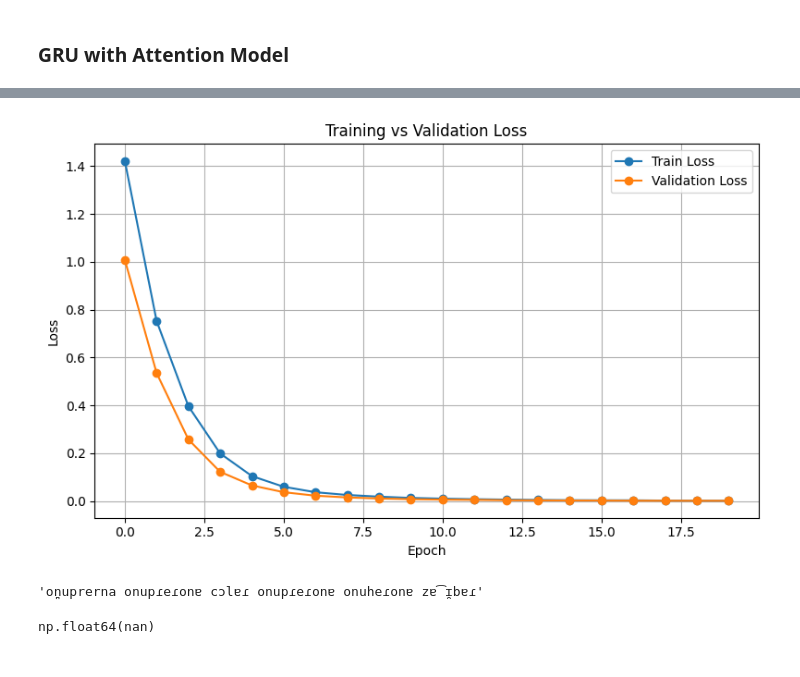
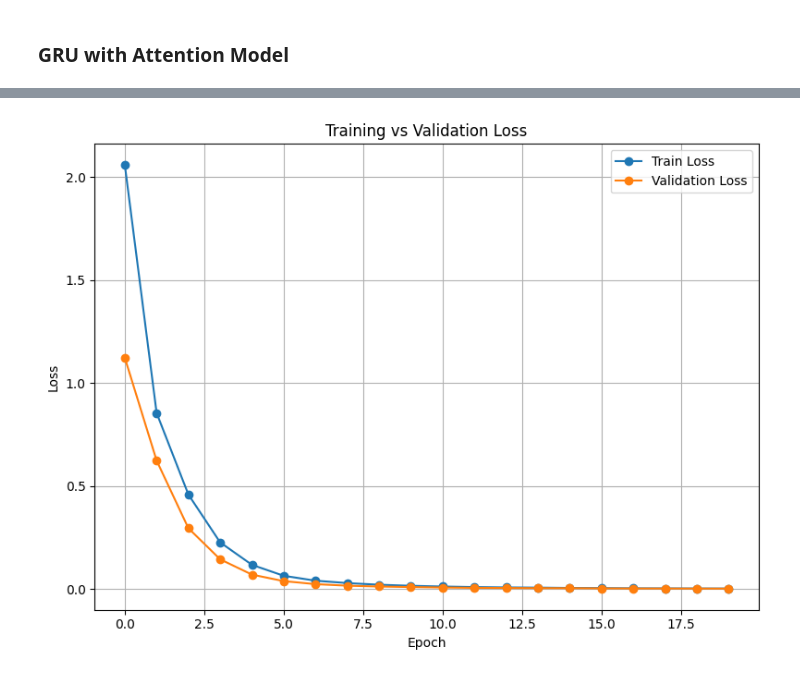
Before and after one commit to farhanarrafi/proto-language-reconstruction-using-bengali-dialects, a Jupyter notebook: colab/Proto_language_reconstruction.ipynb, the cells around one changed output, grey strips where cells are left out. Saved outputs shown, nothing was run; the diff lists cells and outputs as text; code cells hidden in the pictures.

```diff
--- a/colab/Proto_language_reconstruction.ipynb
+++ b/colab/Proto_language_reconstruction.ipynb
@@ -707,12 +749,13 @@ train_loader = DataLoader(train_dataset, batch_size=batch_size, shuffle=True)
 val_loader = DataLoader(val_dataset, batch_size=batch_size)
 # %%
 def compute_metrics(y_true, y_pred):
-    # Flatten and filter out ignored index (e.g. padding or ' ')
+    skip_ids = {char_to_idx[' '], char_to_idx['<s>'], char_to_idx['</s>']}
     y_true_flat = []
     y_pred_flat = []
+
     for true_seq, pred_seq in zip(y_true, y_pred):
         for t, p in zip(true_seq, pred_seq):
-            if t != char_to_idx[' ']:
+            if t not in skip_ids:
                 y_true_flat.append(t)
                 y_pred_flat.append(p)
 
@@ -748,6 +798,7 @@ class GRUAttentionModel(nn.Module):
         self.output = nn.Linear(hidden_size, vocab_size)
 
     def forward(self, src, tgt):
+
         batch_size, tgt_len = tgt.size()
 
         embedded_src = self.dropout(self.embedding(src))
@@ -759,13 +810,14 @@ class GRUAttentionModel(nn.Module):
         decoder_hidden = hidden
 
         for t in range(tgt_len):
-            decoder_input = embedded_tgt[:, t].unsqueeze(1)
+            decoder_input = embedded_tgt[:, t].unsqueeze(1)  # (batch, 1, hidden)
+            decoder_hidden_t = decoder_hidden[-1].unsqueeze(1)  # (batch, 1, hidden)
 
-            attn_weights = torch.bmm(decoder_input, encoder_outputs.transpose(1, 2))
+            attn_weights = torch.bmm(decoder_hidden_t, encoder_outputs.transpose(1, 2))  # (batch, 1, src_len)
             attn_weights = torch.nn.functional.softmax(attn_weights, dim=2)
-            context = torch.bmm(attn_weights, encoder_outputs)
+            context = torch.bmm(attn_weights, encoder_outputs)  # (batch, 1, hidden)
 
-            rnn_input = torch.cat((decoder_input, context), dim=2)
+            rnn_input = torch.cat((decoder_input, context), dim=2)  # (batch, 1, hidden*2)
             output, decoder_hidden = self.decoder(rnn_input, decoder_hidden)
             outputs[:, t] = output.squeeze(1)
 
@@ -775,7 +827,8 @@ class GRUAttentionModel(nn.Module):
 hidden_size = 64
 vocab_size = len(char_to_idx)
 model = GRUAttentionModel(vocab_size, hidden_size).to(device)
-criterion = nn.CrossEntropyLoss()
+pad_idx = char_to_idx[' ']
+criterion = nn.CrossEntropyLoss(ignore_index=pad_idx)
 optimizer = optim.Adam(model.parameters(), lr=0.001)
 # %%
 num_epochs = 20
@@ -792,6 +845,7 @@ for epoch in range(num_epochs):
         optimizer.zero_grad()
         output = model(batch_inputs, batch_targets)
 
+        # Exclude <s> token from loss (i.e., ignore_index should be for ' ' and '<s>')
         loss = criterion(output.view(-1, vocab_size), batch_targets.view(-1))
         loss.backward()
         optimizer.step()
@@ -813,17 +867,21 @@ for epoch in range(num_epochs):
             val_targets_batch = val_targets_batch.to(device)
 
             val_outputs = model(val_inputs_batch, val_targets_batch)
+
+            # Exclude <s> token from loss during validation
             loss = criterion(val_outputs.view(-1, vocab_size), val_targets_batch.view(-1))
             val_loss += loss.item()
+
             preds = val_outputs.argmax(dim=-1)
-
             all_preds.extend(preds.cpu().numpy())
             all_targets.extend(val_targets_batch.cpu().numpy())
+
     avg_val_loss = val_loss / len(val_loader)
     val_losses.append(avg_val_loss)
 
+    # Compute metrics, excluding <s> token
     acc, prec, rec, f1, mcc = compute_metrics(all_targets, all_preds)
-    avg_val_loss = val_loss / len(val_loader)
+
     print(f"Epoch {epoch+1}/{num_epochs} | Train Loss: {avg_loss:.4f} | Validation Loss: {avg_val_loss:.4f}")
     print(f"Metrics — Acc: {acc:.4f}, Prec: {prec:.4f}, Rec: {rec:.4f}, F1: {f1:.4f}, MCC: {mcc:.4f}")
 # %% [output]
@@ -847,13 +905,13 @@ Metrics — Acc: 0.9994, Prec: 0.9925, Rec: 0.9946, F1: 0.9926, MCC: 0.9993
 # %%
-plt.figure(figsize=(8, 5))
+plt.figure(figsize=(8, 6))
 plt.plot(train_losses, label='Train Loss', marker='o')
 plt.plot(val_losses, label='Validation Loss', marker='o')
 plt.xlabel('Epoch')
 plt.ylabel('Loss')
 plt.title('Training vs Validation Loss')
 plt.legend()
 plt.grid(True)
 plt.tight_layout()
 plt.show()
 # %% [output]
-[figure, old version]
+[figure, new version]
@@ -865,8 +917,0 @@ targets = no_pie['PIE_root']
-# %%
-inputs
-# %% [output]
-'on̪uprerna onupɾeɾonɐ cɔlɐɾ onupɾeɾonɐ onuheɾonɐ zɐ͡ɪ̯bɐɾ'
-# %%
-targets
-# %% [output]
-np.float64(nan)
```
Also changed, not shown: parts of 10 cells of this notebook.
